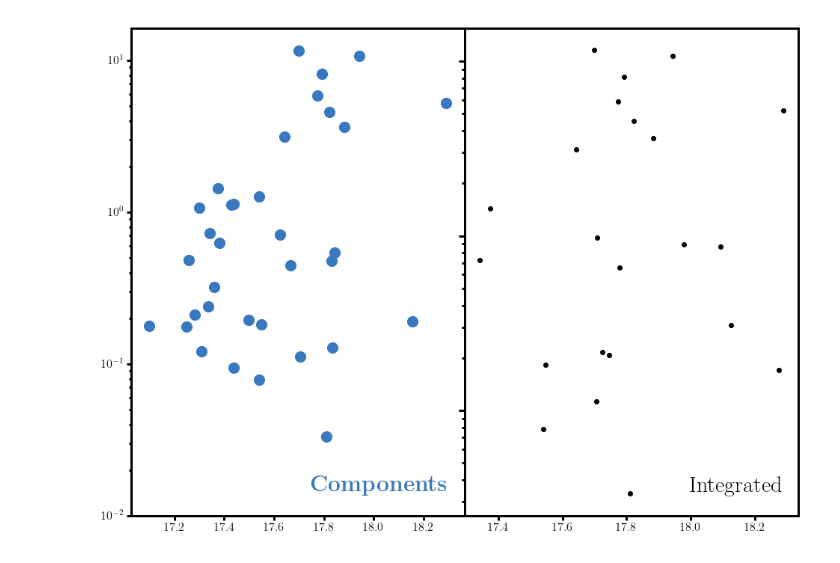
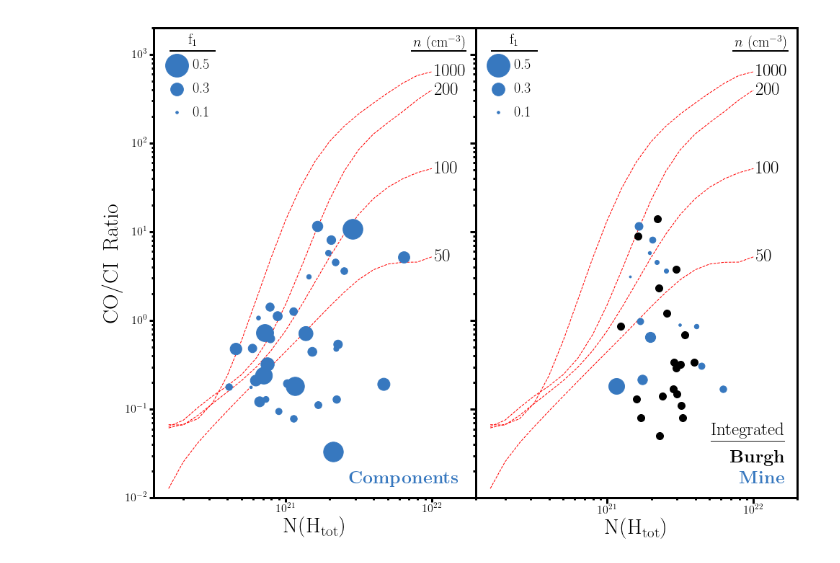
Before and after one commit to codydirks/PGCC_HST, a Jupyter notebook: COAnalysis.ipynb, the cells around one changed output. Drawn from its saved outputs; the diff is of its cells as text; code cells hidden in the pictures.

```diff
--- a/COAnalysis.ipynb
+++ b/COAnalysis.ipynb
@@ -302,23 +322,83 @@ subplt1=plt.subplot(121)
 subplt2=plt.subplot(122)
 
 cut_data=all_data[(all_data['C']>0) & (all_data['CO']>0)&(all_data['O']>16)]
+
+avg=[]
 for sl,data in cut_data.groupby('Sightline'):
     cs=data[['C','C*','C**']]
+    c=np.log10(np.sum(10**data[['C']].values))
+    c1=np.log10(np.sum(10**data[['C*']].values))
+    c2=np.log10(np.sum(10**data[['C**']].values))
     c_tot=np.log10(np.sum(10**data[['C','C*','C**']].values))
     co_tot=np.log10(np.sum([10**n for n in data['CO']]))
-    o_tot=np.log10(np.sum([10**n for n in data['O']]))
-    subplt2.plot(o_tot,10**(co_tot-c_tot),'ko',zorder=2)
+    h2_tot=np.log10(np.sum([10**n for n in data['H_2']]))
+    h_tot=np.log10(np.sum([10**n for n in data['H_tot']]))
 
     cs=np.log10((10**data[['C','C*','C**']]).sum(axis=1))
-    subplt1.scatter(data['O'],10**(data['CO']-cs),marker='o',color=blue,s=200,zorder=1)
+    x=10**data['H_tot']
+    y=10**(data['CO']-cs)
+    f1s=10**(data['C*']-np.log10((10**data[['C','C*','C**']]).sum(axis=1)))
+    subplt1.scatter(x,y,marker='o',color=blue,
+                    s=5000*(f1s-0.05)**2,zorder=1)
+    if 14.5 < c_tot < 15.:
+        subplt2.plot(10**h_tot,10**(co_tot-c_tot),marker='o',color=blue,markersize=np.sqrt(5000)*(10**(c1-c_tot)-0.1),zorder=2)
+        print 10**(c1-c_tot)
+        avg.append(10**(co_tot-c_tot))
 
-subplt1.set_yscale('log')
-subplt2.set_yscale('log')
+print 'Mine:',round(np.mean(avg),2)
+avg=[]
+for idx,row in burgh_data.iterrows():
+    x=np.log10(10**float(row['HI'])+2*10**float(row['H2']))
+    if row['CO/CI'].startswith('<'):
+        uplims=True
+        y=float(row['CO/CI'][1:])
+        yerr=0.1*y
+        size=1
+    else:
+        y=float(row['CO/CI'])
+        yerr=0#float(row['Err'])
+        uplims=False
+        size=10
+    if 14.5<float(row['CI'])<15.:
+        subplt2.errorbar(10**x,y,yerr=yerr, uplims=uplims,color='k',marker='o',markersize=size,zorder=-1)
+        avg.append(y)
+print 'Burgh:',round(np.mean(avg),2)
+
+subplt1.set_ylabel('CO/CI$\;\;$Ratio',fontsize=30)
+for subplt in (subplt1,subplt2):
+    subplt.set_xlabel('N(H$_{\mathrm{tot}}$)',fontsize=30)
+    subplt.set_yscale('log')
+    subplt.set_xscale('log')
+    subplt.set_ylim(0.01,2000)
+    subplt.set_xlim(10**20.1,10**22.3)
+    subplt.text(0.97,0.96,'$n$ (cm$^{-3}$)',fontsize=20,transform=subplt.transAxes,ha='right')
+    subplt.axhline(1100,0.8,0.97,linewidth=2)
+
+    subplt.text(0.12,0.96,'f$_1$',fontsize=20,transform=subplt.transAxes,ha='center')
+    subplt.axhline(1100,0.05,0.19,linewidth=2)
+    for i,f1 in enumerate([0.1,0.3,0.5]):
+        subplt.plot(0.07,0.82+0.05*i,transform=subplt.transAxes,marker='o',color=blue,markersize=np.sqrt(5000.)*(f1-0.05))
+        subplt.text(0.12,0.82+0.05*i,str(f1),transform=subplt.transAxes,fontsize=20,va='center')
+
 plt.subplots_adjust(wspace=0)
 subplt2.set_yticklabels([])
 subplt2.tick_params('y',which='major',length=8)
+subplt2.tick_params('x',which='major',length=8)
 subplt2.tick_params('y',which='minor',length=4)
 
-subplt1.text(0.95,0.05,'\\textbf{Components}',fontsize=30,transform=subplt1.transAxes,ha='right',color=blue)
-subplt2.text(0.95,0.05,'Integrated',fontsize=30,transform=subplt2.transAxes,ha='right')
+
+for n,[(s1,(s1x,s1y)),(s2,(s2x,s2y))] in theor_results:
+    for subplt in (subplt1,subplt2):
+        subplt.plot(10**s1x,10**(s2y-(s1y-1.8)),'r--',zorder=-1,linewidth=1)
+        subplt.text(10**(s1x[-1]+0.02),10**(s2y[-1]-(s1y[-1]-1.8)),str(n),fontsize=25,ha='left',va='center')
+
+
+subplt1.text(0.95,0.03,'\\textbf{Components}',fontsize=25,transform=subplt1.transAxes,ha='right',color=blue)
+
+subplt2.text(0.96,0.12,'\underline{Integrated}',fontsize=25,transform=subplt2.transAxes,ha='right')
+subplt2.text(0.96,0.075,'\\textbf{Burgh}',fontsize=25,transform=subplt2.transAxes,ha='right')
+subplt2.text(0.96,0.03,'\\textbf{Mine}',fontsize=25,transform=subplt2.transAxes,ha='right',color=blue)
+
+
+#plt.savefig('/Users/codydirks/Desktop/plots/co_c_ratio_vs_h.pdf')
 # %% [output]
@@ -326 +421 @@ Text(0.95,0.05,u'Integrated')
-[figure, old version]
+[figure, new version]
```
Also changed, not shown: parts of 6 cells of this notebook, 6 other files.
